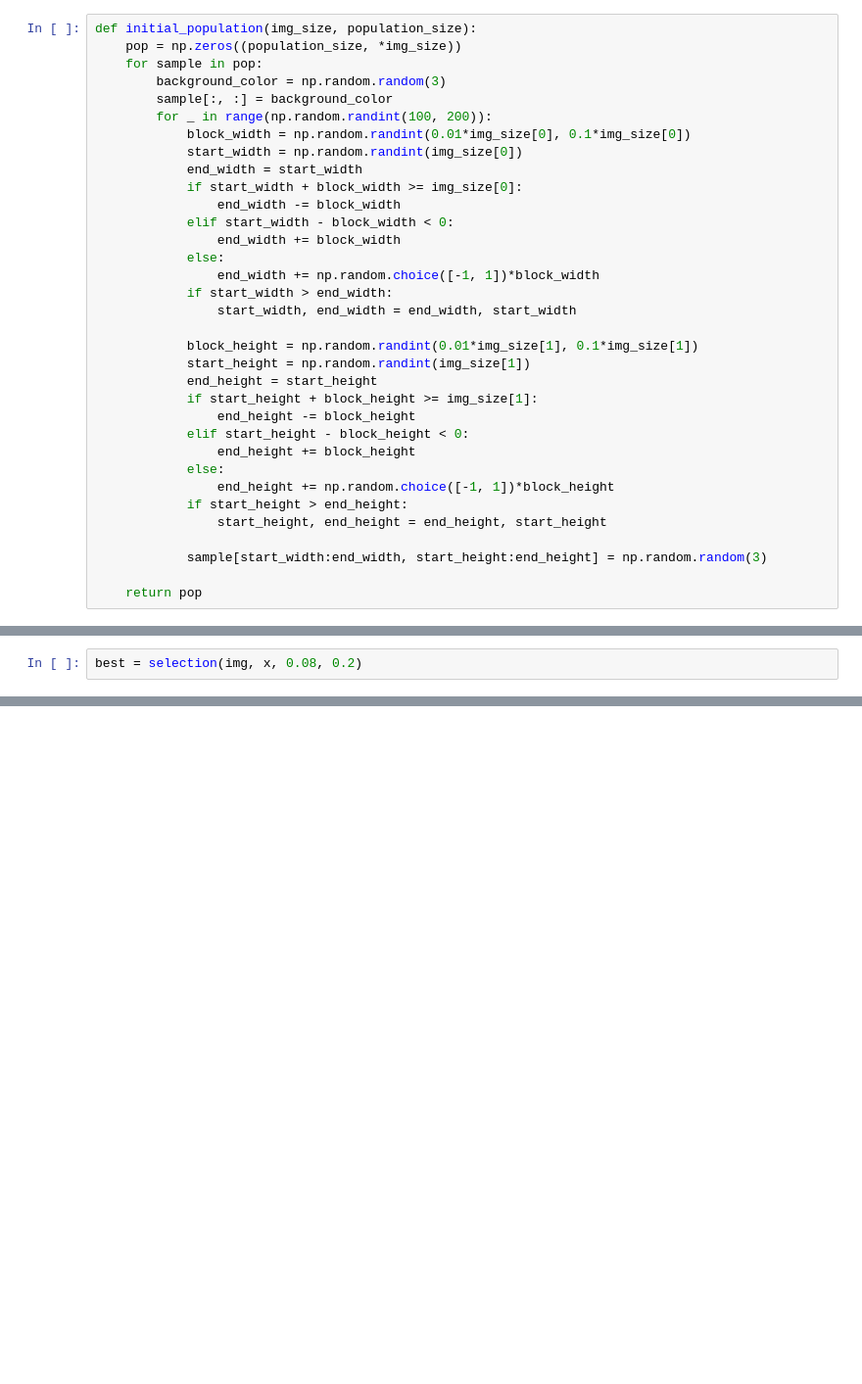
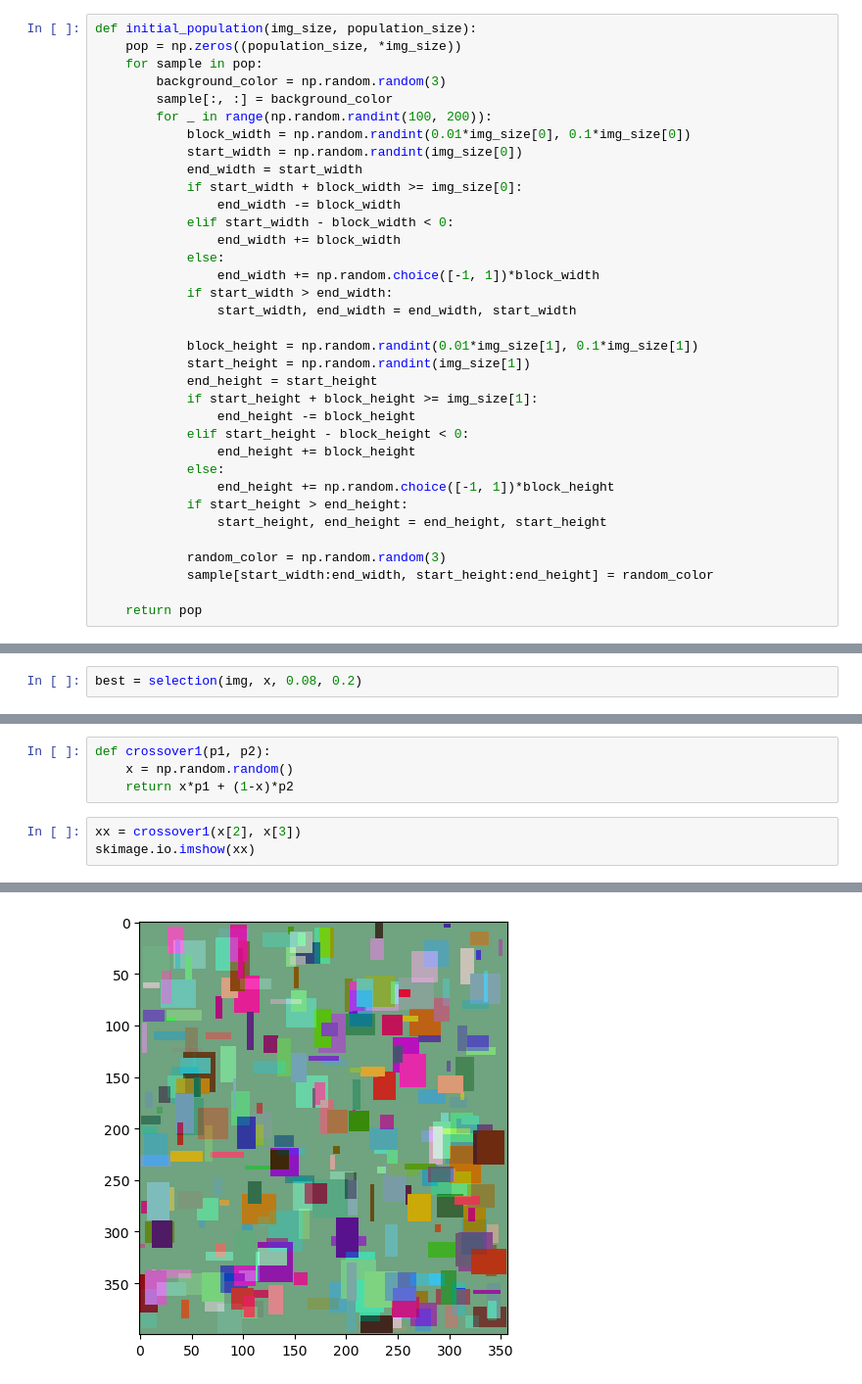
Before and after one commit to mhmdrz-mirdamadi/image-reconstruction-genetic-algorithm, a Jupyter notebook: main.ipynb, the cells around one changed output, grey strips where cells are left out. Shown at 98% size. Drawn from its saved outputs; the diff is of its cells as text; blank space fills up the shorter version.

Commit message:
Crossover and mutation

```diff
--- a/main.ipynb
+++ b/main.ipynb
@@ -46,7 +46,8 @@ def initial_population(img_size, population_size):
             if start_height > end_height:
                 start_height, end_height = end_height, start_height
 
-            sample[start_width:end_width, start_height:end_height] = np.random.random(3)
+            random_color = np.random.random(3)
+            sample[start_width:end_width, start_height:end_height] = random_color
 
     return pop
 # %%
@@ -101,0 +101,8 @@ def crossover()
+# %%
+def crossover1(p1, p2):
+    x = np.random.random()
+    return x*p1 + (1-x)*p2
+# %%
+xx = crossover1(x[2], x[3])
+skimage.io.imshow(xx)
+# %% [output]
@@ -101,0 +110 @@ def crossover()
+[figure, added]
```
Also changed, not shown: parts of 7 cells of this notebook.
